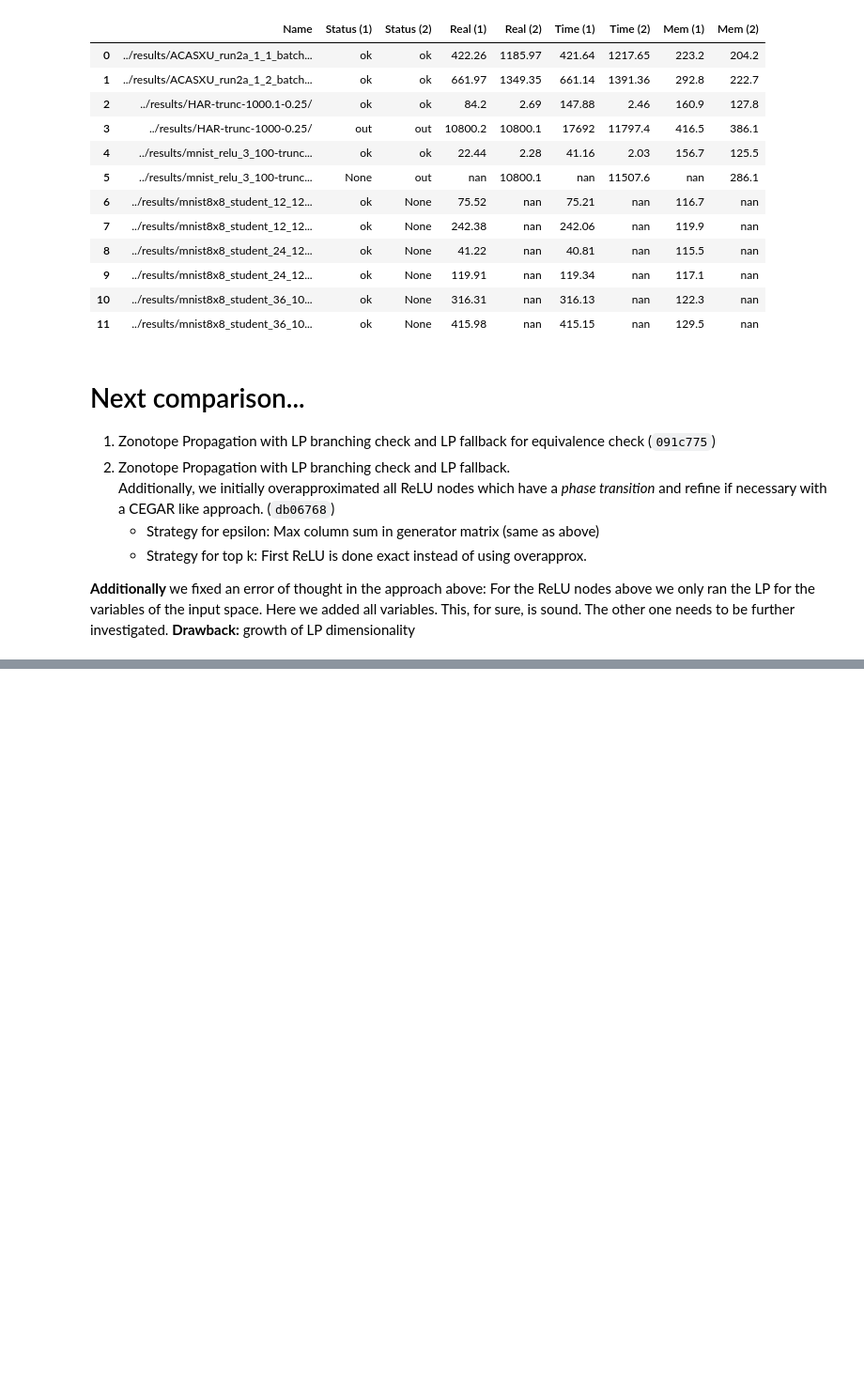
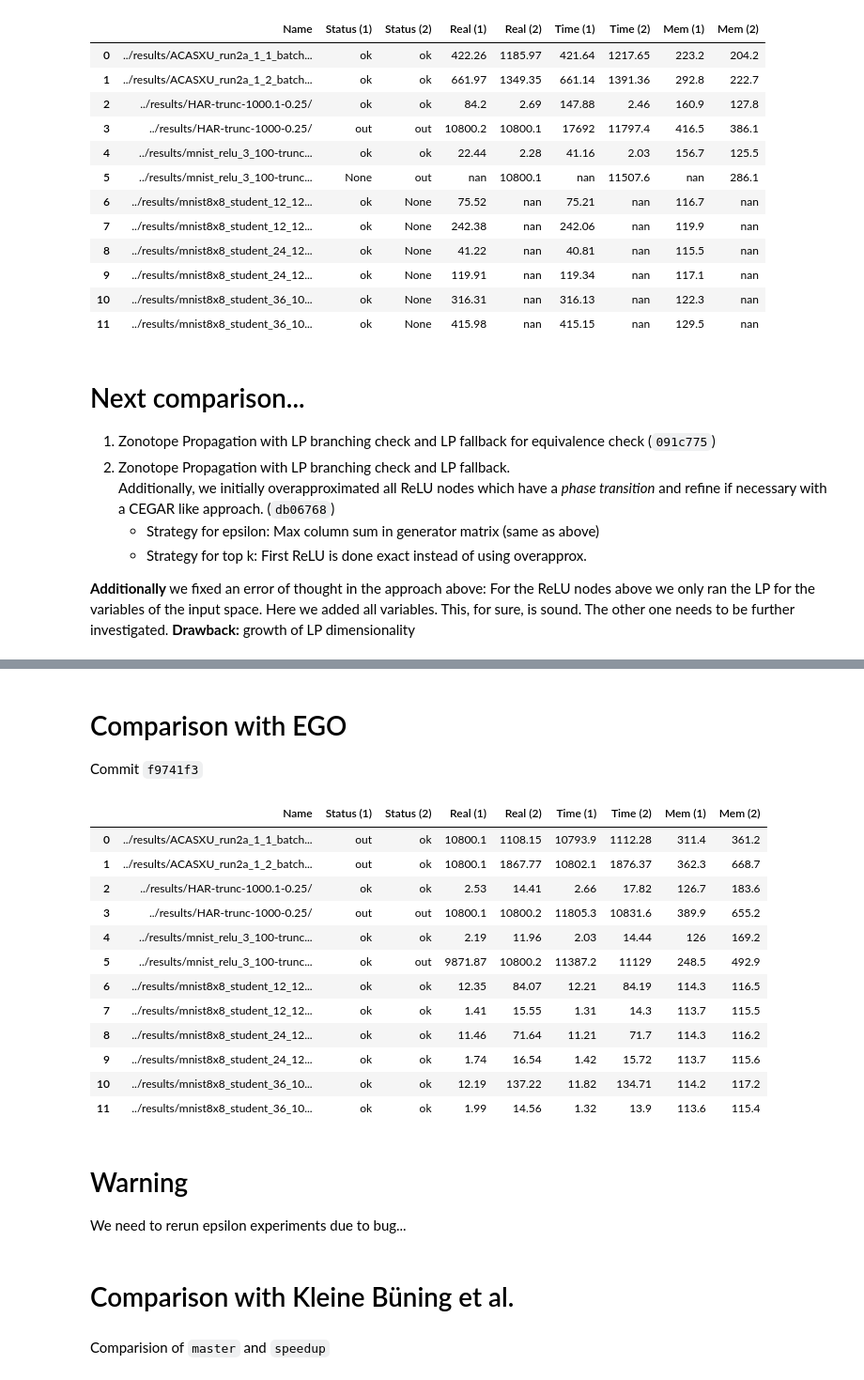
Before and after one commit to samysweb/nnequiv-experiments, a Jupyter notebook: analysis/Solved Instances.ipynb, the cells around one changed output, grey strips where cells are left out. Shown at 94% size. Cells and saved outputs as stored; diff of their text form; code cells hidden in the pictures; blank space fills up the shorter version.

```diff
--- a/analysis/Solved Instances.ipynb
+++ b/analysis/Solved Instances.ipynb
@@ -120,3 +117,42 @@ comparison.render_table()
 | 9 | ../results/mnist8x8_student_24_12... | ok | ok | 119.91 | 1.74 | 119.34 | 1.42 | 117.1 | 113.7 |
 | 10 | ../results/mnist8x8_student_36_10... | ok | ok | 316.31 | 12.19 | 316.13 | 11.82 | 122.3 | 114.2 |
 | 11 | ../results/mnist8x8_student_36_10... | ok | ok | 415.98 | 1.99 | 415.15 | 1.32 | 129.5 | 113.6 |
+# %% [markdown]
+# Comparison with EGO
+Commit `f9741f3`
+# %%
+ego_zono = {}
+for b in benchmarks:
+    try:
+        ego_zono[b]=parse.BenchmarkRun(
+            b+"1/nnequiv-f9741f3/stdout.log",
+            b+"1/nnequiv-f9741f3/stderr.log",
+            out_handlers=[parse.EquivLine],
+            err_handlers=[parse.RunLim]
+            )
+    except FileNotFoundError:
+        print(f"Could not find {b}")
+        ego_zono[b]=None
+# %%
+comparison = analyse.RunlimComparator(cegar2_zono,ego_zono,benchmarks)
+
+comparison.render_table()
+# %% [output]
+|  | Name | Status (1) | Status (2) | Real (1) | Real (2) | Time (1) | Time (2) | Mem (1) | Mem (2) |
+| 0 | ../results/ACASXU_run2a_1_1_batch... | out | ok | 10800.1 | 1108.15 | 10793.9 | 1112.28 | 311.4 | 361.2 |
+| 1 | ../results/ACASXU_run2a_1_2_batch... | out | ok | 10800.1 | 1867.77 | 10802.1 | 1876.37 | 362.3 | 668.7 |
+| 2 | ../results/HAR-trunc-1000.1-0.25/ | ok | ok | 2.53 | 14.41 | 2.66 | 17.82 | 126.7 | 183.6 |
+| 3 | ../results/HAR-trunc-1000-0.25/ | out | out | 10800.1 | 10800.2 | 11805.3 | 10831.6 | 389.9 | 655.2 |
+| 4 | ../results/mnist_relu_3_100-trunc... | ok | ok | 2.19 | 11.96 | 2.03 | 14.44 | 126 | 169.2 |
+| 5 | ../results/mnist_relu_3_100-trunc... | ok | out | 9871.87 | 10800.2 | 11387.2 | 11129 | 248.5 | 492.9 |
+| 6 | ../results/mnist8x8_student_12_12... | ok | ok | 12.35 | 84.07 | 12.21 | 84.19 | 114.3 | 116.5 |
+| 7 | ../results/mnist8x8_student_12_12... | ok | ok | 1.41 | 15.55 | 1.31 | 14.3 | 113.7 | 115.5 |
+| 8 | ../results/mnist8x8_student_24_12... | ok | ok | 11.46 | 71.64 | 11.21 | 71.7 | 114.3 | 116.2 |
+| 9 | ../results/mnist8x8_student_24_12... | ok | ok | 1.74 | 16.54 | 1.42 | 15.72 | 113.7 | 115.6 |
+| 10 | ../results/mnist8x8_student_36_10... | ok | ok | 12.19 | 137.22 | 11.82 | 134.71 | 114.2 | 117.2 |
+| 11 | ../results/mnist8x8_student_36_10... | ok | ok | 1.99 | 14.56 | 1.32 | 13.9 | 113.6 | 115.4 |
+# %% [markdown]
+# Warning
+We need to rerun epsilon experiments due to bug...
+# %% [markdown]
+# Comparison with Kleine Büning et al.
@@ -122,0 +168,2 @@ comparison.render_table()
+# %% [markdown]
+Comparision of `master` and `speedup`
```
Also changed, not shown: parts of 9 cells of this notebook.
